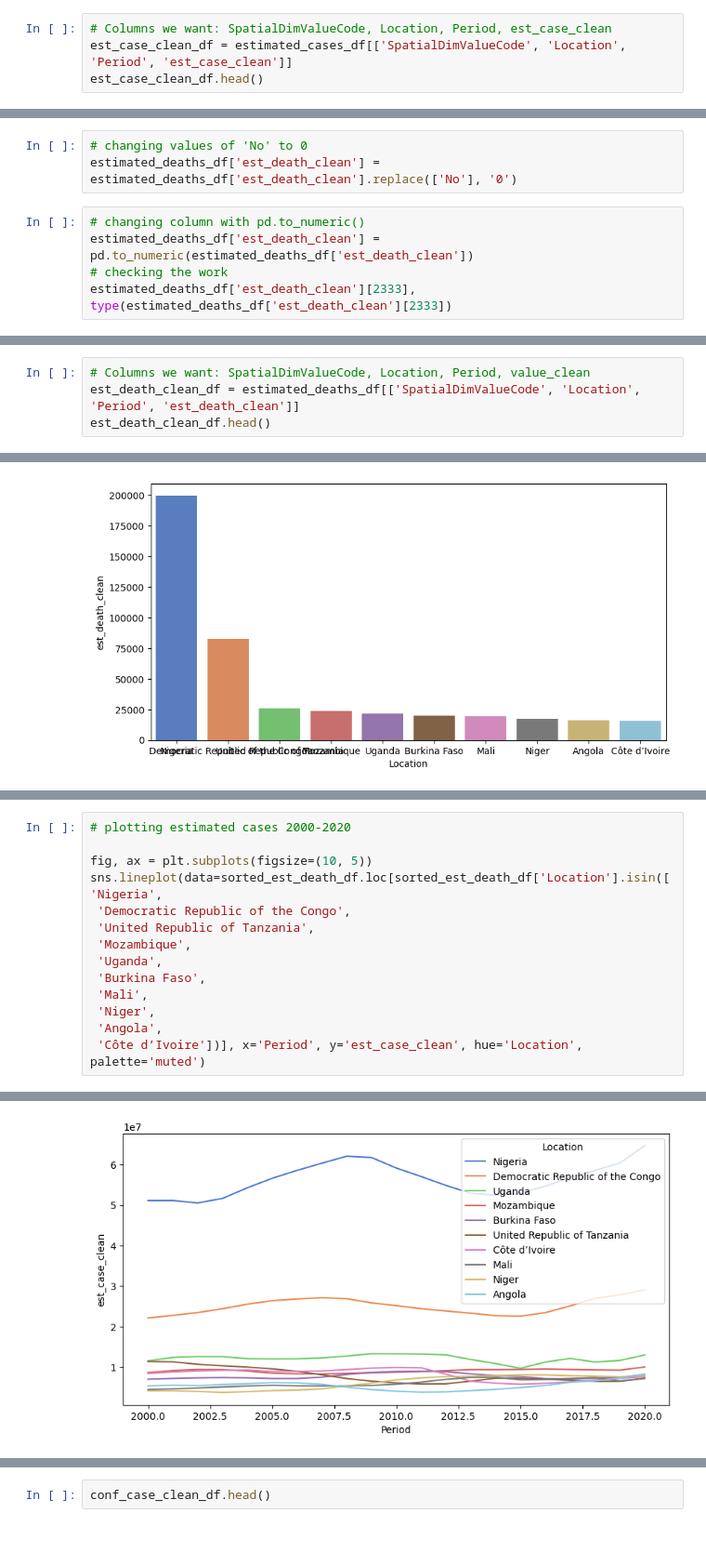
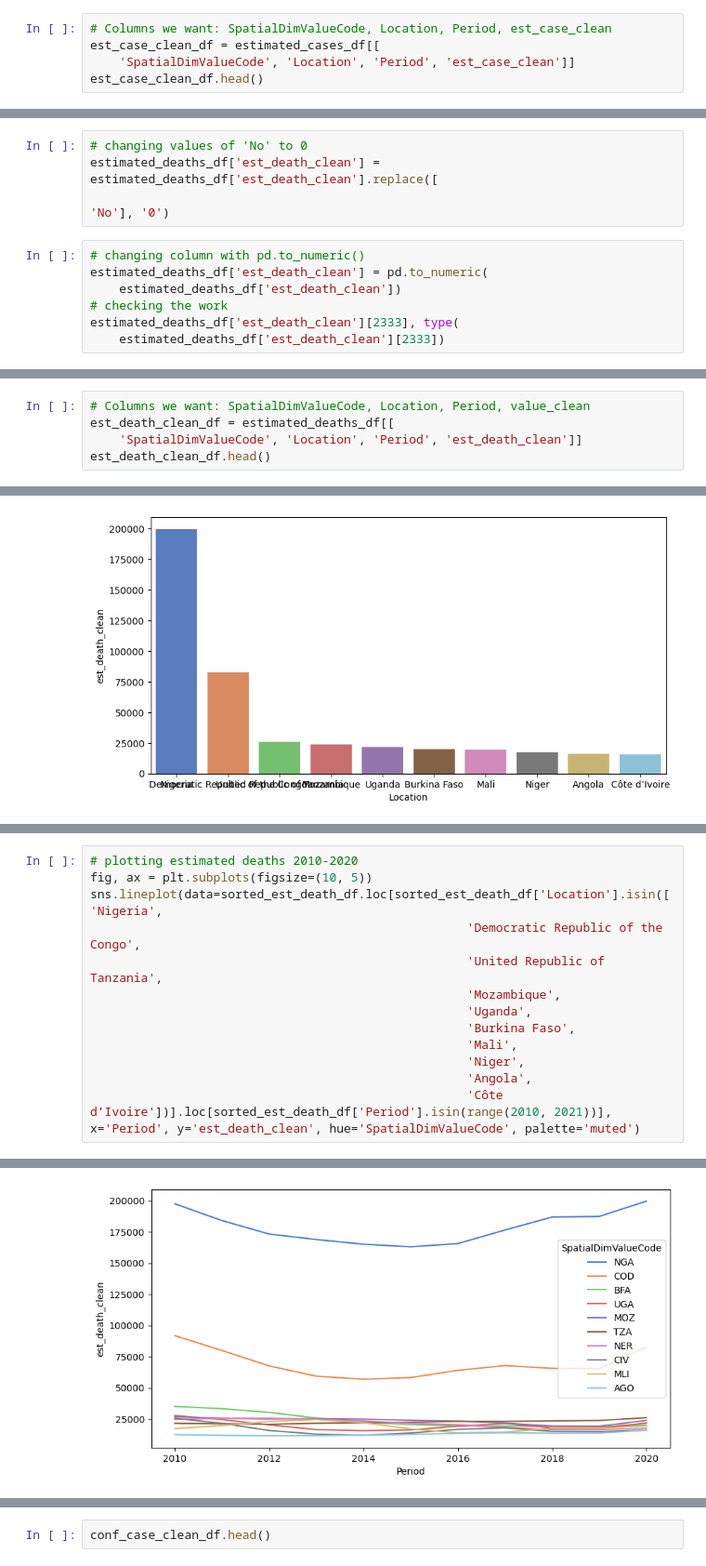
Before and after one commit to fetterollie/Malaria-Data-Exploration, a Jupyter notebook: index.ipynb, the cells around one changed output, grey strips where cells are left out. Shown at 93% size. Saved outputs shown, nothing was run; the diff lists cells and outputs as text; blank space fills up the shorter version.

```diff
--- a/index.ipynb
+++ b/index.ipynb
@@ -312,7 +320,8 @@ estimated_cases_df['est_case_clean'][3], type(estimated_cases_df['est_case_clean
 (1176331, numpy.int64)
 # %%
 # Columns we want: SpatialDimValueCode, Location, Period, est_case_clean
-est_case_clean_df = estimated_cases_df[['SpatialDimValueCode', 'Location', 'Period', 'est_case_clean']]
+est_case_clean_df = estimated_cases_df[[
+    'SpatialDimValueCode', 'Location', 'Period', 'est_case_clean']]
 est_case_clean_df.head()
 # %% [output]
 |  | SpatialDimValueCode | Location | Period | est_case_clean |
@@ -433,17 +442,21 @@ estimated_deaths_df['est_death_clean'][18]
 '10123'
 # %%
 # changing values of 'No' to 0
-estimated_deaths_df['est_death_clean'] = estimated_deaths_df['est_death_clean'].replace(['No'], '0')
+estimated_deaths_df['est_death_clean'] = estimated_deaths_df['est_death_clean'].replace([
+                                                                                        'No'], '0')
 # %%
 # changing column with pd.to_numeric()
-estimated_deaths_df['est_death_clean'] = pd.to_numeric(estimated_deaths_df['est_death_clean'])
+estimated_deaths_df['est_death_clean'] = pd.to_numeric(
+    estimated_deaths_df['est_death_clean'])
 # checking the work
-estimated_deaths_df['est_death_clean'][2333], type(estimated_deaths_df['est_death_clean'][2333])
+estimated_deaths_df['est_death_clean'][2333], type(
+    estimated_deaths_df['est_death_clean'][2333])
 # %% [output]
 (995, numpy.int64)
 # %%
 # Columns we want: SpatialDimValueCode, Location, Period, value_clean
-est_death_clean_df = estimated_deaths_df[['SpatialDimValueCode', 'Location', 'Period', 'est_death_clean']]
+est_death_clean_df = estimated_deaths_df[[
+    'SpatialDimValueCode', 'Location', 'Period', 'est_death_clean']]
 est_death_clean_df.head()
 # %% [output]
 |  | SpatialDimValueCode | Location | Period | est_death_clean |
@@ -647,15 +678,14 @@ sorted_est_death_df.loc[sorted_est_death_df['Location'].isin(['Nigeria',
 # %%
-# plotting estimated cases 2000-2020
-
+# plotting estimated deaths 2010-2020
 fig, ax = plt.subplots(figsize=(10, 5))
 sns.lineplot(data=sorted_est_death_df.loc[sorted_est_death_df['Location'].isin(['Nigeria',
- 'Democratic Republic of the Congo',
- 'United Republic of Tanzania',
- 'Mozambique',
- 'Uganda',
- 'Burkina Faso',
- 'Mali',
- 'Niger',
- 'Angola',
- 'Côte d’Ivoire'])], x='Period', y='est_case_clean', hue='Location', palette='muted')
+                                                    'Democratic Republic of the Congo',
+                                                    'United Republic of Tanzania',
+                                                    'Mozambique',
+                                                    'Uganda',
+                                                    'Burkina Faso',
+                                                    'Mali',
+                                                    'Niger',
+                                                    'Angola',
+                                                    'Côte d’Ivoire'])].loc[sorted_est_death_df['Period'].isin(range(2010, 2021))], x='Period', y='est_death_clean', hue='SpatialDimValueCode', palette='muted')
 # %% [output]
@@ -663 +693 @@ sns.lineplot(data=sorted_est_death_df.loc[sorted_est_death_df['Location'].isin([
-[figure, old version]
+[figure, new version]
```
Also changed, not shown: parts of 40 cells of this notebook.
